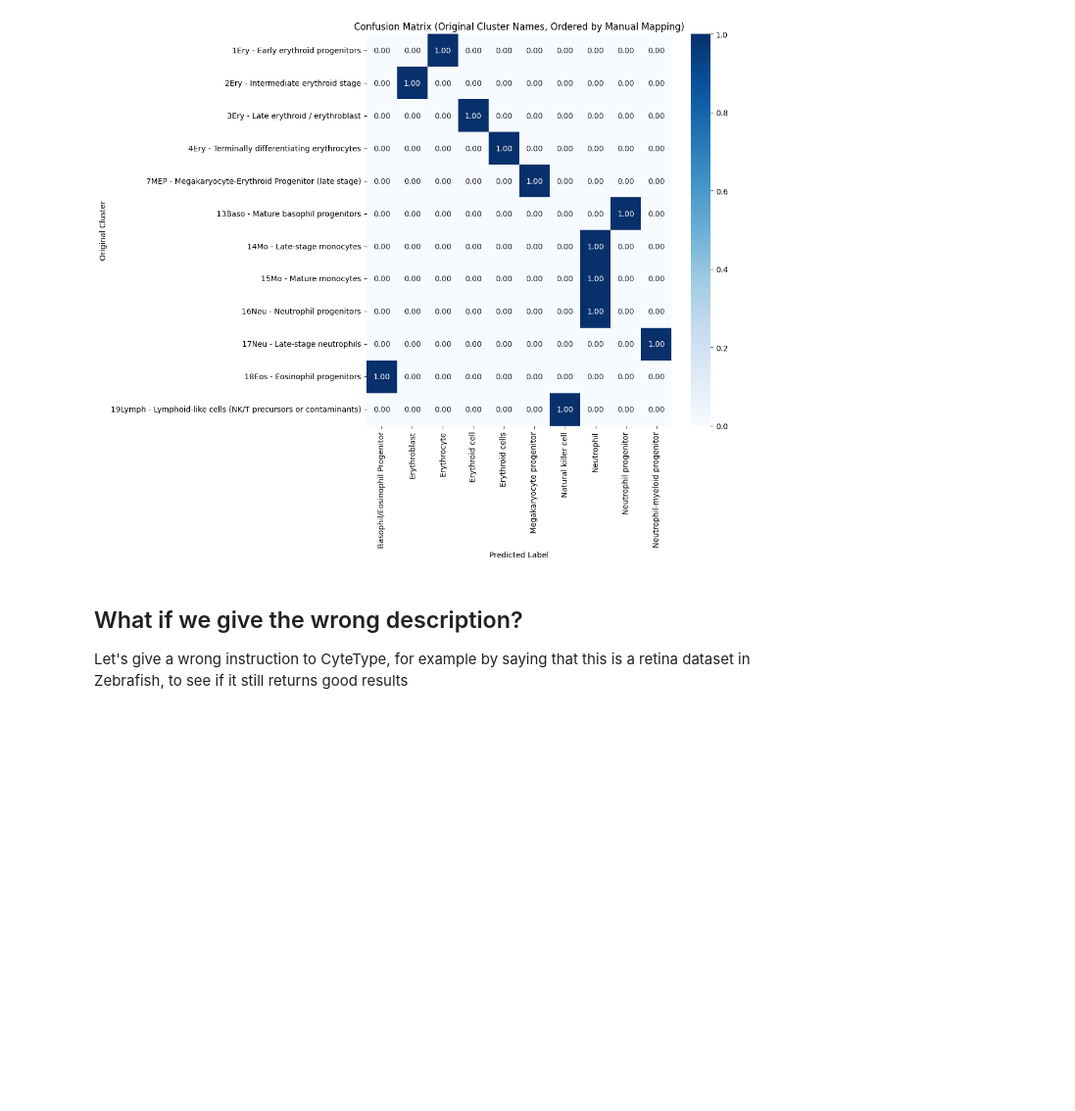
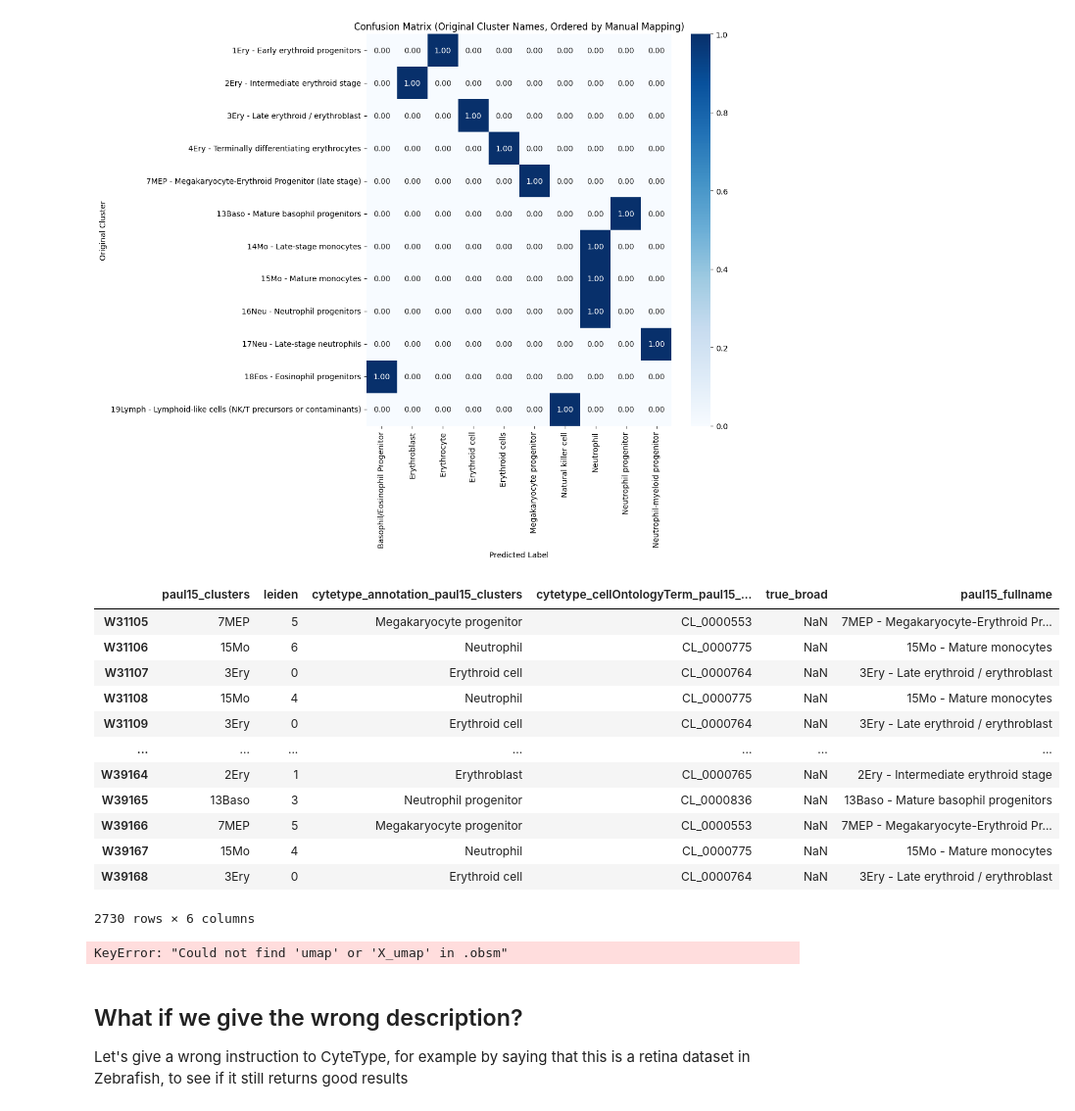
Before and after one commit to dalloliogm/cytetype_eval, a Jupyter notebook: cytetype exploration.ipynb, the cells around one changed output. Shown at 98% size. Drawn from its saved outputs; the diff is of its cells as text; code cells hidden in the pictures; blank space fills up the shorter version.

```diff
--- a/cytetype exploration.ipynb
+++ b/cytetype exploration.ipynb
@@ -327,8 +327,26 @@ plt.tight_layout()
 plt.show()
 # %% [output]
 [figure]
+# %%
+adata.obs
+# %% [output]
+|  | paul15_clusters | leiden | cytetype_annotation_paul15_clusters | cytetype_cellOntologyTerm_paul15_... | true_broad | paul15_fullname |
+| W31105 | 7MEP | 5 | Megakaryocyte progenitor | CL_0000553 | NaN | 7MEP - Megakaryocyte-Erythroid Pr... |
+| W31106 | 15Mo | 6 | Neutrophil | CL_0000775 | NaN | 15Mo - Mature monocytes |
+| W31107 | 3Ery | 0 | Erythroid cell | CL_0000764 | NaN | 3Ery - Late erythroid / erythroblast |
+| W31108 | 15Mo | 4 | Neutrophil | CL_0000775 | NaN | 15Mo - Mature monocytes |
+| W31109 | 3Ery | 0 | Erythroid cell | CL_0000764 | NaN | 3Ery - Late erythroid / erythroblast |
+| ... | ... | ... | ... | ... | ... | ... |
+| W39164 | 2Ery | 1 | Erythroblast | CL_0000765 | NaN | 2Ery - Intermediate erythroid stage |
+| W39165 | 13Baso | 3 | Neutrophil progenitor | CL_0000836 | NaN | 13Baso - Mature basophil progenitors |
+| W39166 | 7MEP | 5 | Megakaryocyte progenitor | CL_0000553 | NaN | 7MEP - Megakaryocyte-Erythroid Pr... |
+| W39167 | 15Mo | 4 | Neutrophil | CL_0000775 | NaN | 15Mo - Mature monocytes |
+| W39168 | 3Ery | 0 | Erythroid cell | CL_0000764 | NaN | 3Ery - Late erythroid / erythroblast |
+2730 rows × 6 columns
 # %%
-sc.pl.embedding(ss_adata, basis='umap', color='cytetype_annotation_cell_type')
+sc.pl.embedding(adata, basis='umap', color='cytetype_annotation_cell_type')
+# %% [output]
+KeyError: "Could not find 'umap' or 'X_umap' in .obsm"
 # %%
 adata.obs.cytetype_paul15_clusters.value_counts()
 # %% [markdown]
```
Also changed, not shown: parts of 2 cells of this notebook.
